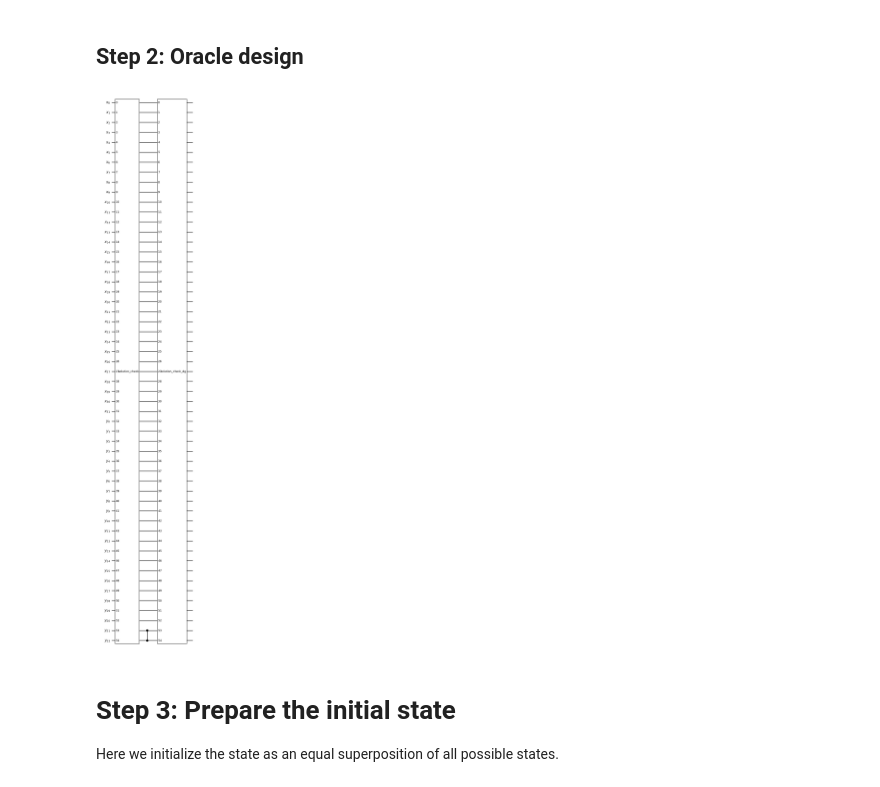
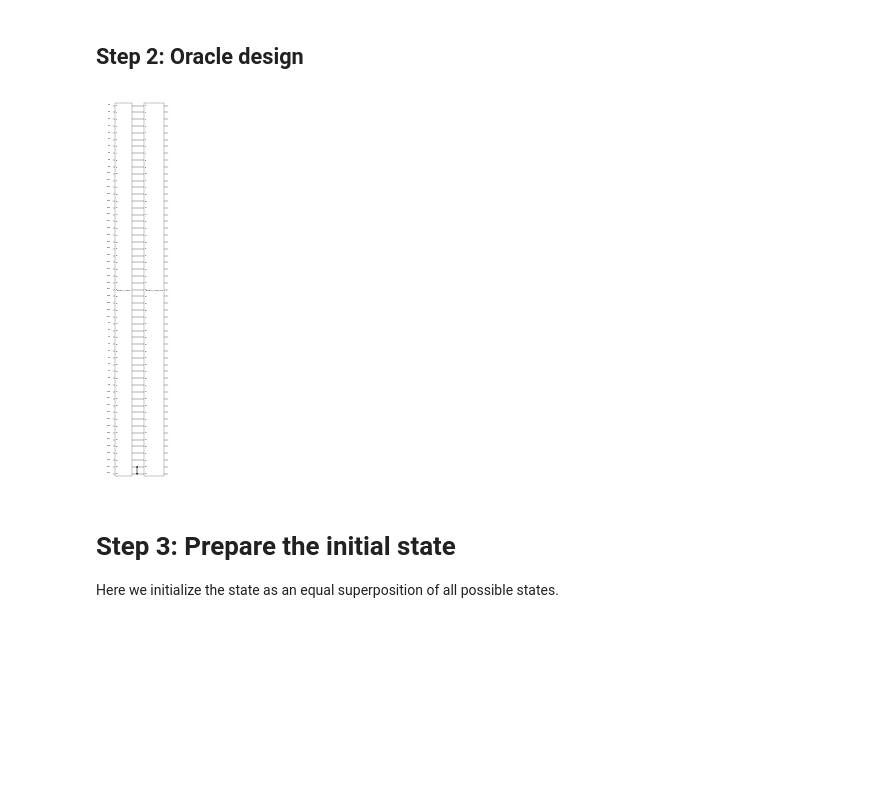
Before and after one commit to kh-w/Solving-a-n2-x-n2-Sudoku-using-the-Grovers-Algorithm, a Jupyter notebook: QC_Boot_Camp_proj_1_Sudoku.ipynb, the cells around one changed output. Drawn from its saved outputs; the diff is of its cells as text; code cells hidden in the pictures; blank space fills up the shorter version.

```diff
--- a/QC_Boot_Camp_proj_1_Sudoku.ipynb
+++ b/QC_Boot_Camp_proj_1_Sudoku.ipynb
@@ -1234,22 +1248,22 @@ Inv_Solution_Check = Solution_Check.inverse()
 # %%
 # Oracle (Marker circuit)
 
 quantum_register = QuantumRegister(size=32, name="x")
 ancilla_register = AncillaRegister(size=23, name="y") # one more ancilla for the CZ gate mark
 
 marker_circuit = QuantumCircuit(quantum_register, ancilla_register, name="marker")
 
 marker_circuit.compose(Solution_Check, inplace=True)
 
 marker_circuit.cz(ancilla_register[21], ancilla_register[22])
 
 marker_circuit.compose(Inv_Solution_Check, inplace=True)
 
 ###
 
-marker_circuit.draw(output="mpl", style="bw")
+marker_circuit.draw(output="mpl", style="bw", scale = 0.15, fold=-1)
 # %% [output]
-[figure, old version]
+[figure, new version]
 # %%
 U = marker_circuit.to_gate()
 # %% [markdown]
```
Also changed, not shown: parts of 16 cells of this notebook.
